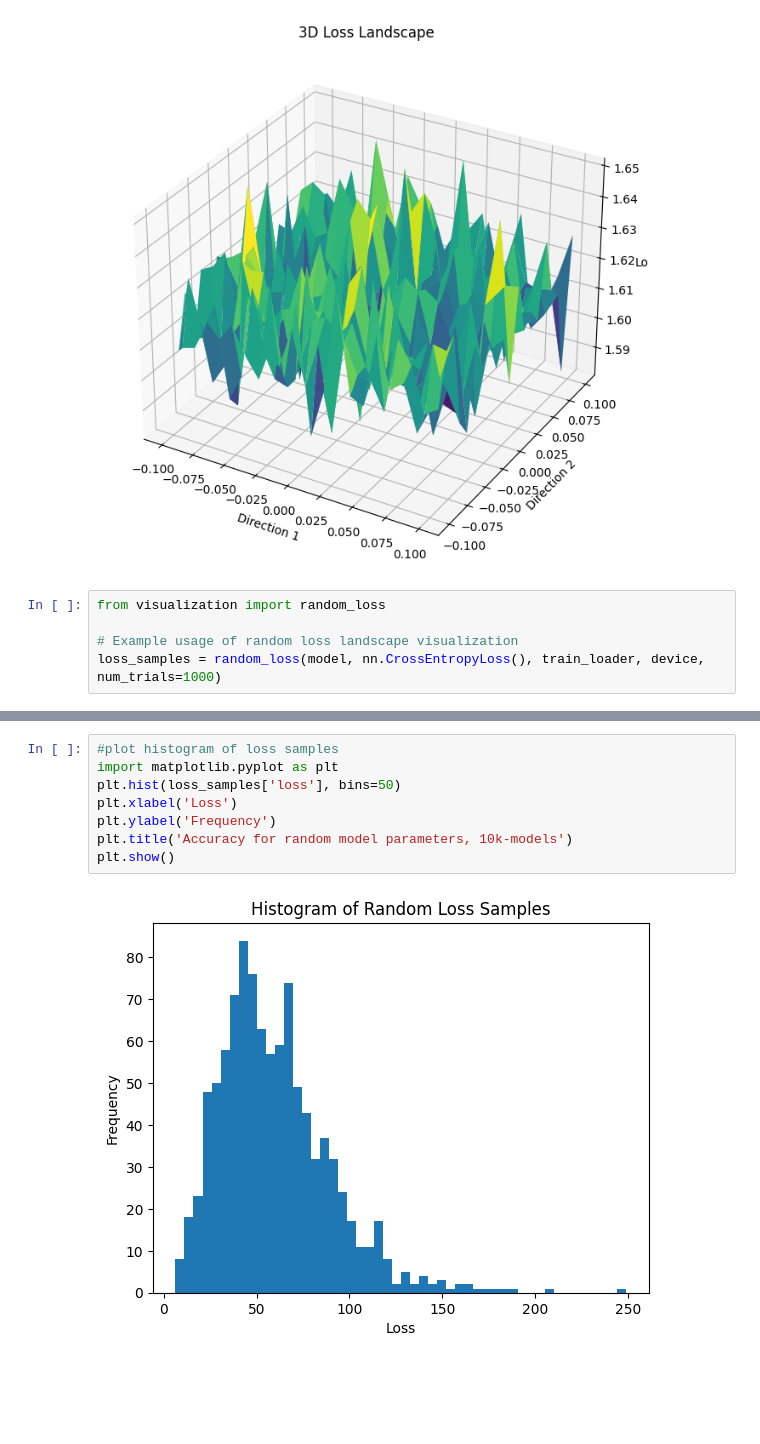
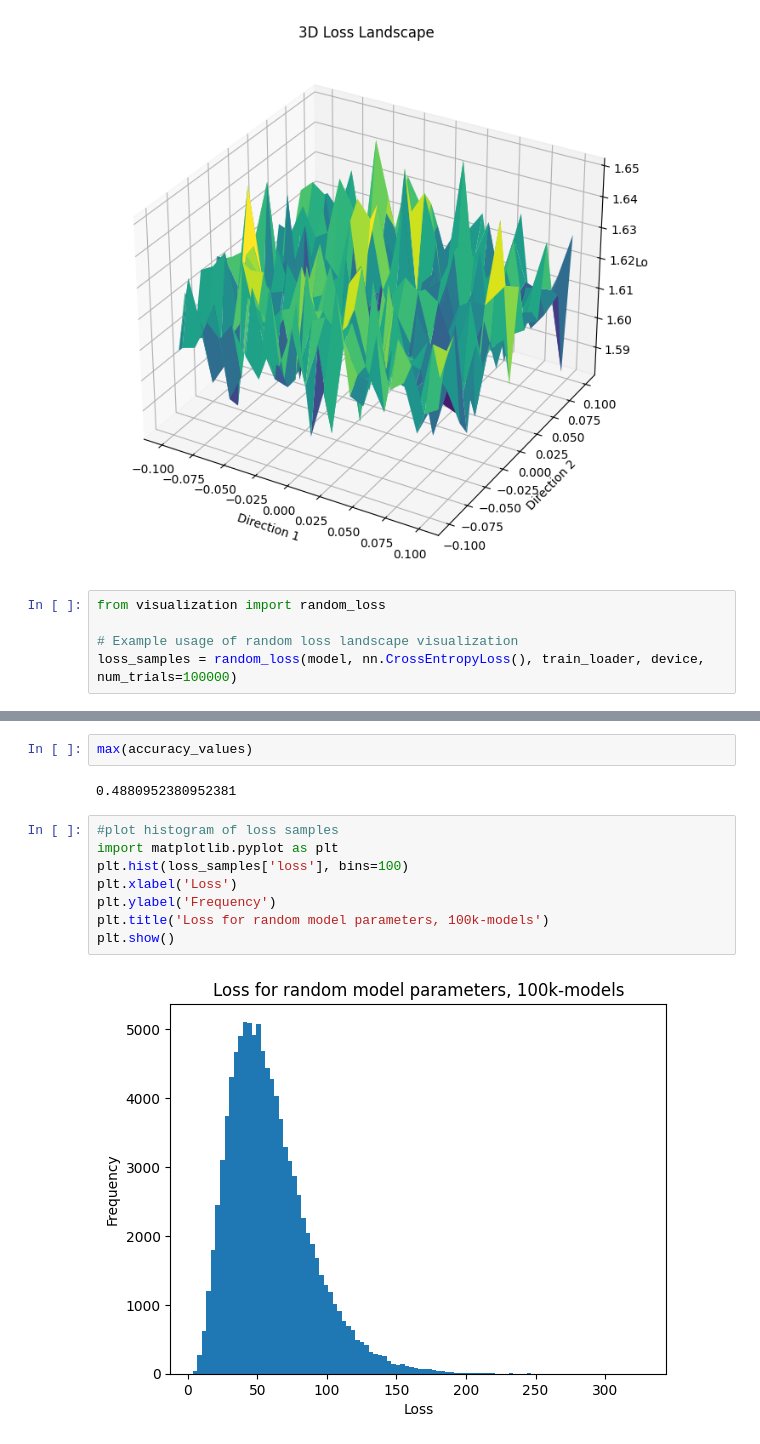
Before and after one commit to alvisngan/AASD4010_deep_learning_1_project, a Jupyter notebook: engine_id.ipynb, the cells around one changed output, grey strips where cells are left out. Cells and saved outputs as stored; diff of their text form; blank space fills up the shorter version.

```diff
--- a/engine_id.ipynb
+++ b/engine_id.ipynb
@@ -741,4 +741,4 @@ visualize_trained_model_loss_landscape()
 from visualization import random_loss
 
 # Example usage of random loss landscape visualization
-loss_samples = random_loss(model, nn.CrossEntropyLoss(), train_loader, device, num_trials=1000)
+loss_samples = random_loss(model, nn.CrossEntropyLoss(), train_loader, device, num_trials=100000)
@@ -745,11 +768,15 @@ loss_samples = random_loss(model, nn.CrossEntropyLoss(), train_loader, device, n
+# %%
+max(accuracy_values)
+# %% [output]
+0.4880952380952381
 # %%
 #plot histogram of loss samples
 import matplotlib.pyplot as plt
-plt.hist(loss_samples['loss'], bins=50)
+plt.hist(loss_samples['loss'], bins=100)
 plt.xlabel('Loss')
 plt.ylabel('Frequency')
-plt.title('Accuracy for random model parameters, 10k-models')
+plt.title('Loss for random model parameters, 100k-models')
 plt.show()
 # %% [output]
-[figure, old version]
+[figure, new version]
 # %%
```
Also changed, not shown: parts of 3 cells of this notebook, 7 other files.
